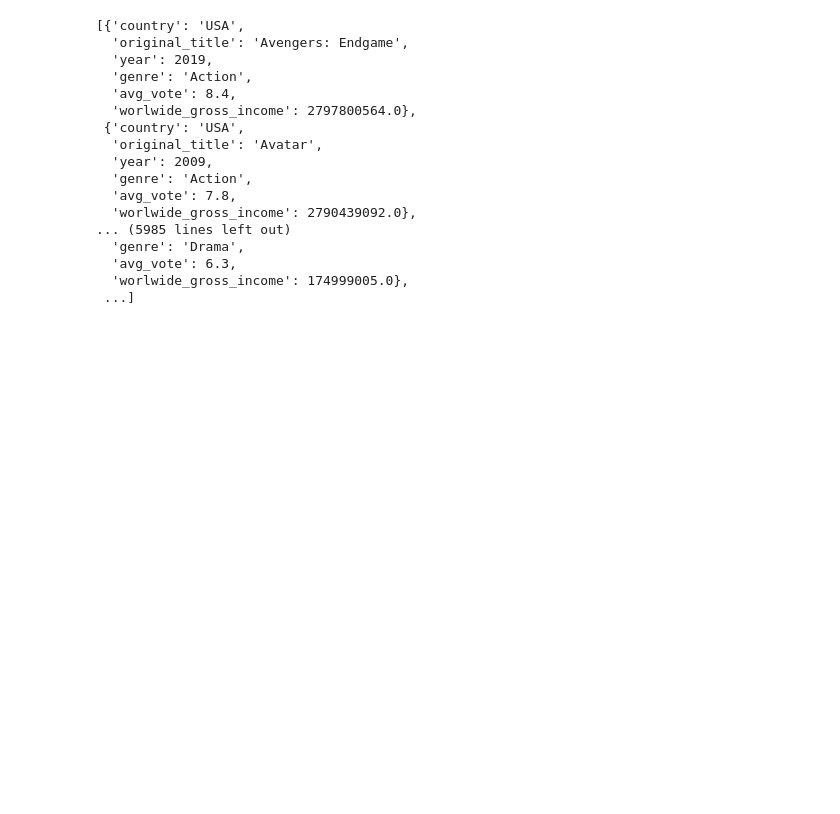
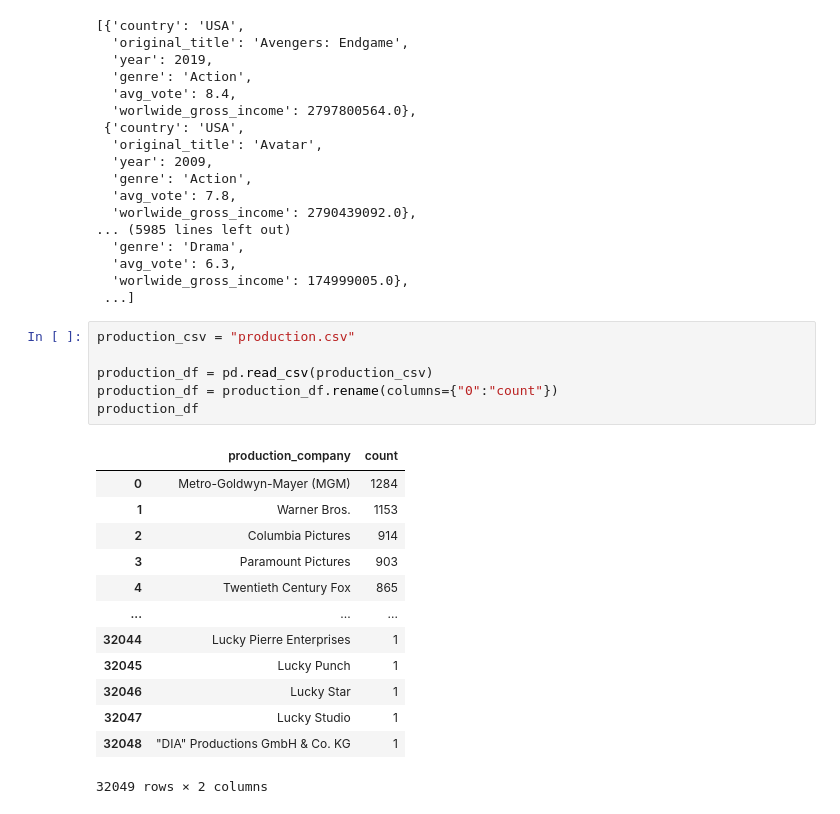
Before and after one commit to LP-116/Project-3, a Jupyter notebook: Route_code.ipynb, the cells around one changed output. Cells and saved outputs as stored; diff of their text form; blank space fills up the shorter version.

```diff
--- a/Route_code.ipynb
+++ b/Route_code.ipynb
@@ -73,3 +73,23 @@ profit_df.to_dict('records')
   'avg_vote': 6.3,
   'worlwide_gross_income': 174999005.0},
  ...]
+# %%
+production_csv = "production.csv"
+
+production_df = pd.read_csv(production_csv)
+production_df = production_df.rename(columns={"0":"count"})
+production_df
+# %% [output]
+|  | production_company | count |
+| 0 | Metro-Goldwyn-Mayer (MGM) | 1284 |
+| 1 | Warner Bros. | 1153 |
+| 2 | Columbia Pictures | 914 |
+| 3 | Paramount Pictures | 903 |
+| 4 | Twentieth Century Fox | 865 |
+| ... | ... | ... |
+| 32044 | Lucky Pierre Enterprises | 1 |
+| 32045 | Lucky Punch | 1 |
+| 32046 | Lucky Star | 1 |
+| 32047 | Lucky Studio | 1 |
+| 32048 | "DIA" Productions GmbH & Co. KG | 1 |
+32049 rows × 2 columns
```
Also changed, not shown: parts of 1 cell of this notebook, 5 other files.
